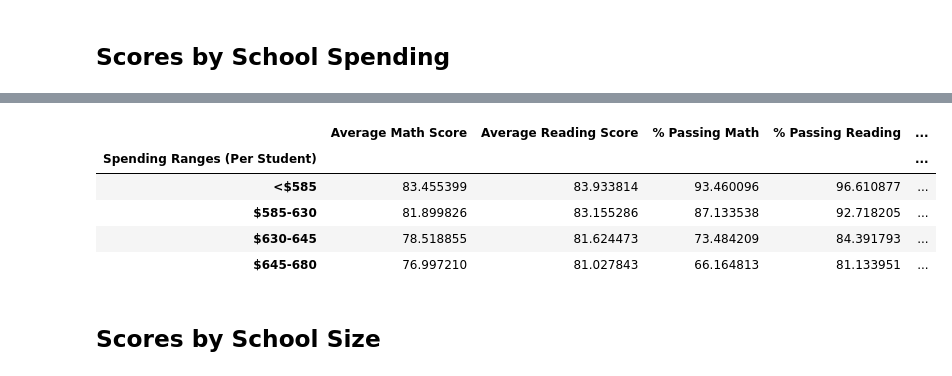
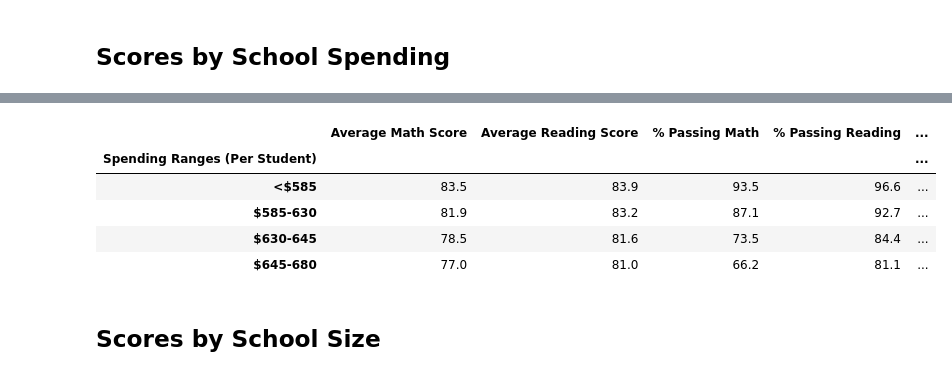
Before and after one commit to gigodata/04-pandas-challenge, a Jupyter notebook: PyCitySchools/PyCitySchools.ipynb, the cells around one changed output, grey strips where cells are left out. Cells and saved outputs as stored; diff of their text form; code cells hidden in the pictures.

```diff
--- a/PyCitySchools/PyCitySchools.ipynb
+++ b/PyCitySchools/PyCitySchools.ipynb
@@ -198,7 +200,7 @@ students_per_school_df
 | 13 | Pena High School | 962 |
 | 14 | Holden High School | 427 |
 # %%
-budget_per_student = per_school_budget.merge(students_per_school,on="school_name")
+budget_per_student = per_school_budget_df.merge(students_per_school,on="school_name")
 budget_per_student["budget_per_student"] = budget_per_student["school_budget"] / budget_per_student["total_students"]
 del budget_per_student["school_budget"]
 del budget_per_student["total_students"]
@@ -425,7 +427,7 @@ pct_passing_math_and_reading
 # %%
 # Create a DataFrame called `per_school_summary` with columns for the calculations above.
 per_school_summary = per_school_type.merge(students_per_school, on='school_name')\
-.merge(per_school_budget, on='school_name')\
+.merge(per_school_budget_df, on='school_name')\
 .merge(budget_per_student, on='school_name')\
 .merge(per_school_math_df, on='school_name')\
 .merge(per_school_reading_df, on='school_name')\
@@ -627,21 +628,21 @@ spending_passing_math = school_spending_df.groupby(["Spending Ranges (Per Studen
 spending_passing_reading = school_spending_df.groupby(["Spending Ranges (Per Student)"])["% Passing Reading"].mean()
 overall_passing_spending = school_spending_df.groupby(["Spending Ranges (Per Student)"])["% Overall Passing"].mean()
 # %%
-spending_summary = pd.concat([spending_math_scores,
-                              spending_reading_scores,
-                              spending_passing_math,
-                              spending_passing_reading,
-                              overall_passing_spending,
+spending_summary = pd.concat([spending_math_scores.round(1),
+                              spending_reading_scores.round(1),
+                              spending_passing_math.round(1),
+                              spending_passing_reading.round(1),
+                              overall_passing_spending.round(1),
                              ], axis=1)
 
 spending_summary
 # %% [output]
 |  | Average Math Score | Average Reading Score | % Passing Math | % Passing Reading | ... |
 | Spending Ranges (Per Student) |  |  |  |  | ... |
-| <$585 | 83.455399 | 83.933814 | 93.460096 | 96.610877 | ... |
-| $585-630 | 81.899826 | 83.155286 | 87.133538 | 92.718205 | ... |
-| $630-645 | 78.518855 | 81.624473 | 73.484209 | 84.391793 | ... |
-| $645-680 | 76.997210 | 81.027843 | 66.164813 | 81.133951 | ... |
+| <$585 | 83.5 | 83.9 | 93.5 | 96.6 | ... |
+| $585-630 | 81.9 | 83.2 | 87.1 | 92.7 | ... |
+| $630-645 | 78.5 | 81.6 | 73.5 | 84.4 | ... |
+| $645-680 | 77.0 | 81.0 | 66.2 | 81.1 | ... |
 # %% [markdown]
 ## Scores by School Size
 # %%
```
Also changed, not shown: parts of 10 cells of this notebook, 3 other files.
